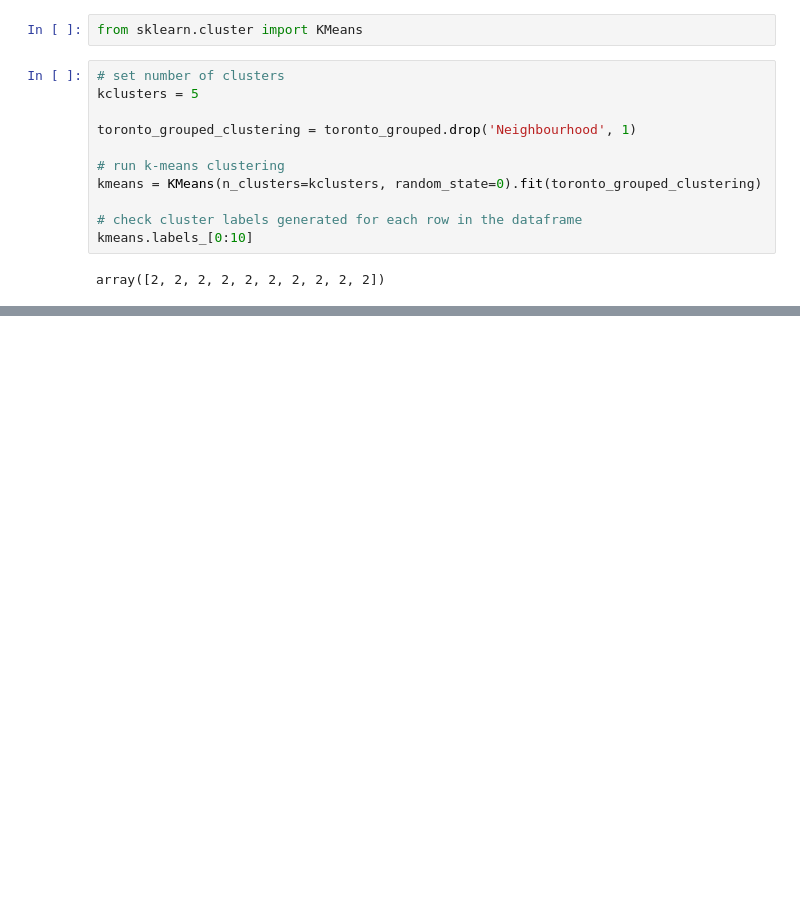
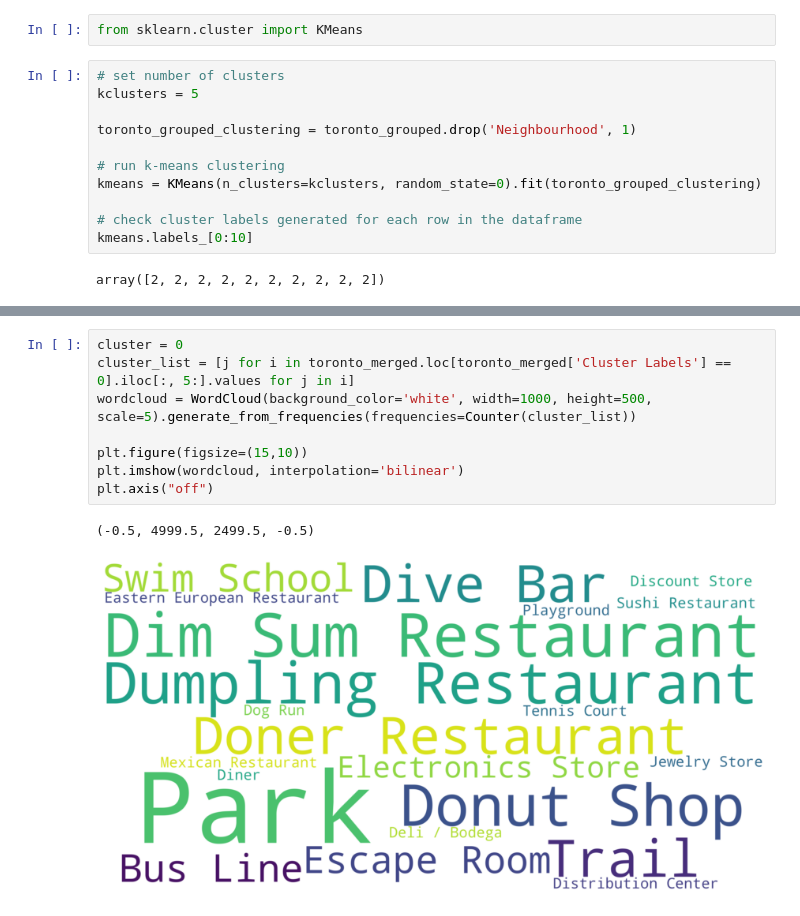
Before and after one commit to mlhadi/coursera-capstone, a Jupyter notebook: capstone-week-3-part3.ipynb, the cells around one changed output, grey strips where cells are left out. Saved outputs shown, nothing was run; the diff lists cells and outputs as text; blank space fills up the shorter version.

```diff
--- a/capstone-week-3-part3.ipynb
+++ b/capstone-week-3-part3.ipynb
@@ -457,0 +469,11 @@ map_clusters
+# %%
+cluster = 0
+cluster_list = [j for i in toronto_merged.loc[toronto_merged['Cluster Labels'] == 0].iloc[:, 5:].values for j in i]
+wordcloud = WordCloud(background_color='white', width=1000, height=500, scale=5).generate_from_frequencies(frequencies=Counter(cluster_list))
+
+plt.figure(figsize=(15,10))
+plt.imshow(wordcloud, interpolation='bilinear')
+plt.axis("off")
+# %% [output]
+(-0.5, 4999.5, 2499.5, -0.5)
+[figure, added]
```
Also changed, not shown: parts of 22 cells of this notebook.
